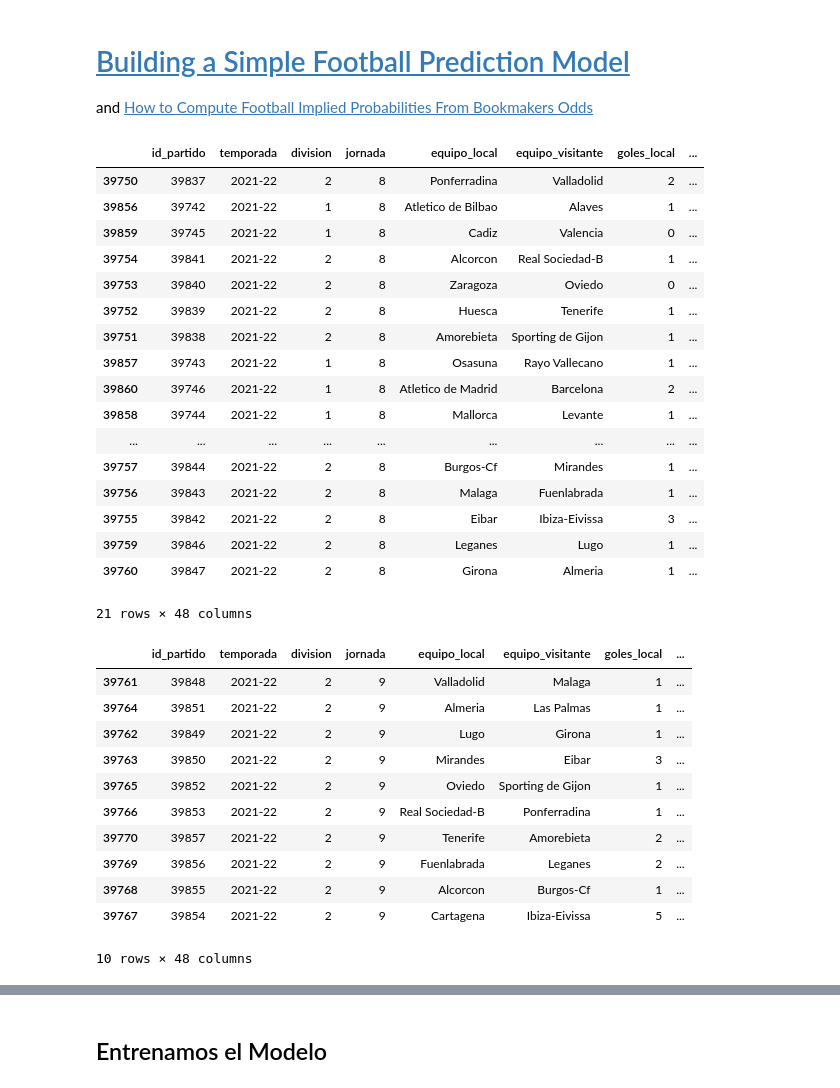
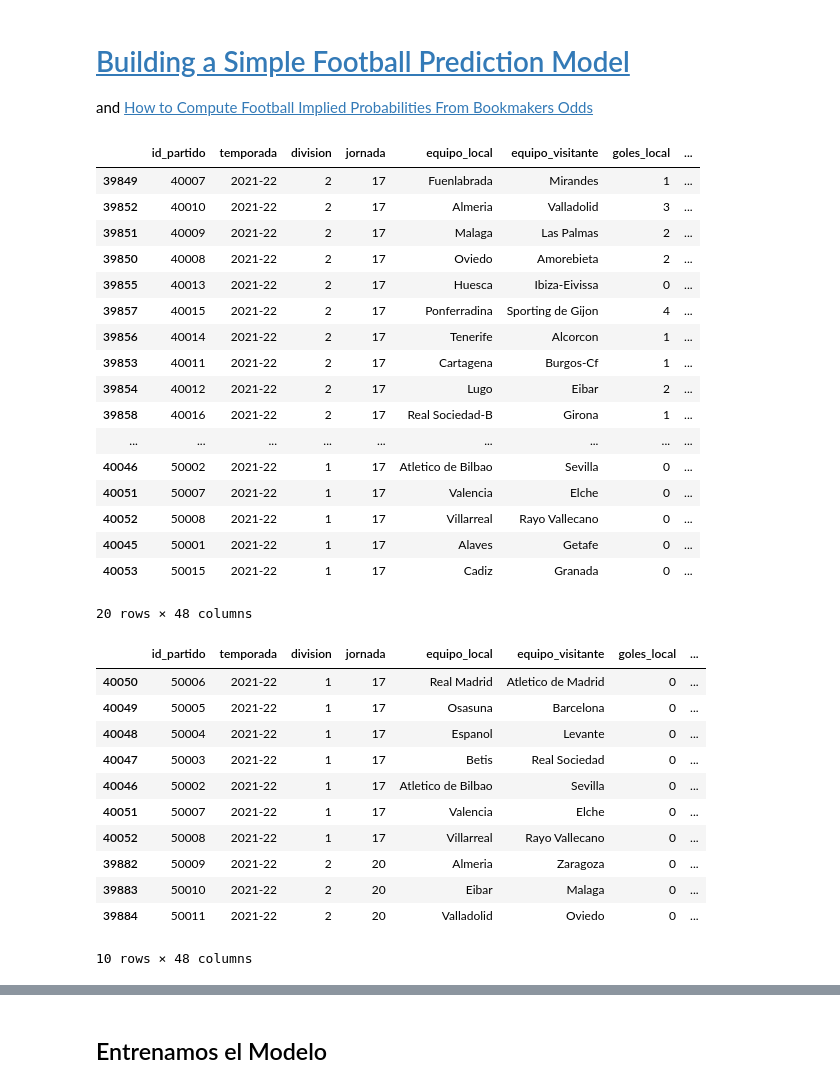
Before and after one commit to tonirodriguez/octopy, a Jupyter notebook: octopy/Liga.ipynb, the cells around one changed output, grey strips where cells are left out. Saved outputs shown, nothing was run; the diff lists cells and outputs as text; code cells hidden in the pictures.

```diff
--- a/octopy/Liga.ipynb
+++ b/octopy/Liga.ipynb
@@ -33,42 +33,42 @@ partidos['timestamp'] = partidos['timestamp'].map(lambda X: datetime.fromtimesta
 partidos['fecha'] = partidos['timestamp']
 partidos = partidos.sort_values(by='fecha')
 # %%
-partidos[(partidos['temporada']=='2021-22') & (partidos['jornada']==8)]
+partidos[(partidos['temporada']=='2021-22') & (partidos['jornada']==17)]
 # %% [output]
 |  | id_partido | temporada | division | jornada | equipo_local | equipo_visitante | goles_local | ... |
-| 39750 | 39837 | 2021-22 | 2 | 8 | Ponferradina | Valladolid | 2 | ... |
-| 39856 | 39742 | 2021-22 | 1 | 8 | Atletico de Bilbao | Alaves | 1 | ... |
-| 39859 | 39745 | 2021-22 | 1 | 8 | Cadiz | Valencia | 0 | ... |
-| 39754 | 39841 | 2021-22 | 2 | 8 | Alcorcon | Real Sociedad-B | 1 | ... |
-| 39753 | 39840 | 2021-22 | 2 | 8 | Zaragoza | Oviedo | 0 | ... |
-| 39752 | 39839 | 2021-22 | 2 | 8 | Huesca | Tenerife | 1 | ... |
-| 39751 | 39838 | 2021-22 | 2 | 8 | Amorebieta | Sporting de Gijon | 1 | ... |
-| 39857 | 39743 | 2021-22 | 1 | 8 | Osasuna | Rayo Vallecano | 1 | ... |
-| 39860 | 39746 | 2021-22 | 1 | 8 | Atletico de Madrid | Barcelona | 2 | ... |
-| 39858 | 39744 | 2021-22 | 1 | 8 | Mallorca | Levante | 1 | ... |
+| 39849 | 40007 | 2021-22 | 2 | 17 | Fuenlabrada | Mirandes | 1 | ... |
+| 39852 | 40010 | 2021-22 | 2 | 17 | Almeria | Valladolid | 3 | ... |
+| 39851 | 40009 | 2021-22 | 2 | 17 | Malaga | Las Palmas | 2 | ... |
+| 39850 | 40008 | 2021-22 | 2 | 17 | Oviedo | Amorebieta | 2 | ... |
+| 39855 | 40013 | 2021-22 | 2 | 17 | Huesca | Ibiza-Eivissa | 0 | ... |
+| 39857 | 40015 | 2021-22 | 2 | 17 | Ponferradina | Sporting de Gijon | 4 | ... |
+| 39856 | 40014 | 2021-22 | 2 | 17 | Tenerife | Alcorcon | 1 | ... |
+| 39853 | 40011 | 2021-22 | 2 | 17 | Cartagena | Burgos-Cf | 1 | ... |
+| 39854 | 40012 | 2021-22 | 2 | 17 | Lugo | Eibar | 2 | ... |
+| 39858 | 40016 | 2021-22 | 2 | 17 | Real Sociedad-B | Girona | 1 | ... |
 | ... | ... | ... | ... | ... | ... | ... | ... | ... |
-| 39757 | 39844 | 2021-22 | 2 | 8 | Burgos-Cf | Mirandes | 1 | ... |
-| 39756 | 39843 | 2021-22 | 2 | 8 | Malaga | Fuenlabrada | 1 | ... |
-| 39755 | 39842 | 2021-22 | 2 | 8 | Eibar | Ibiza-Eivissa | 3 | ... |
-| 39759 | 39846 | 2021-22 | 2 | 8 | Leganes | Lugo | 1 | ... |
-| 39760 | 39847 | 2021-22 | 2 | 8 | Girona | Almeria | 1 | ... |
+| 40046 | 50002 | 2021-22 | 1 | 17 | Atletico de Bilbao | Sevilla | 0 | ... |
+| 40051 | 50007 | 2021-22 | 1 | 17 | Valencia | Elche | 0 | ... |
+| 40052 | 50008 | 2021-22 | 1 | 17 | Villarreal | Rayo Vallecano | 0 | ... |
+| 40045 | 50001 | 2021-22 | 1 | 17 | Alaves | Getafe | 0 | ... |
+| 40053 | 50015 | 2021-22 | 1 | 17 | Cadiz | Granada | 0 | ... |
-21 rows × 48 columns
+20 rows × 48 columns
 # %%
 part_test = partidos
-part_test = part_test[part_test['fecha'] >= date(2021, 10, 6)]
+part_test = part_test[part_test['fecha'] >= date(2021, 12, 10)]
 part_test.head(10)
 # %% [output]
 |  | id_partido | temporada | division | jornada | equipo_local | equipo_visitante | goles_local | ... |
-| 39761 | 39848 | 2021-22 | 2 | 9 | Valladolid | Malaga | 1 | ... |
-| 39764 | 39851 | 2021-22 | 2 | 9 | Almeria | Las Palmas | 1 | ... |
-| 39762 | 39849 | 2021-22 | 2 | 9 | Lugo | Girona | 1 | ... |
-| 39763 | 39850 | 2021-22 | 2 | 9 | Mirandes | Eibar | 3 | ... |
-| 39765 | 39852 | 2021-22 | 2 | 9 | Oviedo | Sporting de Gijon | 1 | ... |
-| 39766 | 39853 | 2021-22 | 2 | 9 | Real Sociedad-B | Ponferradina | 1 | ... |
-| 39770 | 39857 | 2021-22 | 2 | 9 | Tenerife | Amorebieta | 2 | ... |
-| 39769 | 39856 | 2021-22 | 2 | 9 | Fuenlabrada | Leganes | 2 | ... |
-| 39768 | 39855 | 2021-22 | 2 | 9 | Alcorcon | Burgos-Cf | 1 | ... |
-| 39767 | 39854 | 2021-22 | 2 | 9 | Cartagena | Ibiza-Eivissa | 5 | ... |
+| 40050 | 50006 | 2021-22 | 1 | 17 | Real Madrid | Atletico de Madrid | 0 | ... |
+| 40049 | 50005 | 2021-22 | 1 | 17 | Osasuna | Barcelona | 0 | ... |
+| 40048 | 50004 | 2021-22 | 1 | 17 | Espanol | Levante | 0 | ... |
+| 40047 | 50003 | 2021-22 | 1 | 17 | Betis | Real Sociedad | 0 | ... |
+| 40046 | 50002 | 2021-22 | 1 | 17 | Atletico de Bilbao | Sevilla | 0 | ... |
+| 40051 | 50007 | 2021-22 | 1 | 17 | Valencia | Elche | 0 | ... |
+| 40052 | 50008 | 2021-22 | 1 | 17 | Villarreal | Rayo Vallecano | 0 | ... |
+| 39882 | 50009 | 2021-22 | 2 | 20 | Almeria | Zaragoza | 0 | ... |
+| 39883 | 50010 | 2021-22 | 2 | 20 | Eibar | Malaga | 0 | ... |
+| 39884 | 50011 | 2021-22 | 2 | 20 | Valladolid | Oviedo | 0 | ... |
 10 rows × 48 columns
 # %%
 partidos = partidos.sort_values(by='fecha')
```
Also changed, not shown: parts of 16 cells of this notebook, 7 other files.
